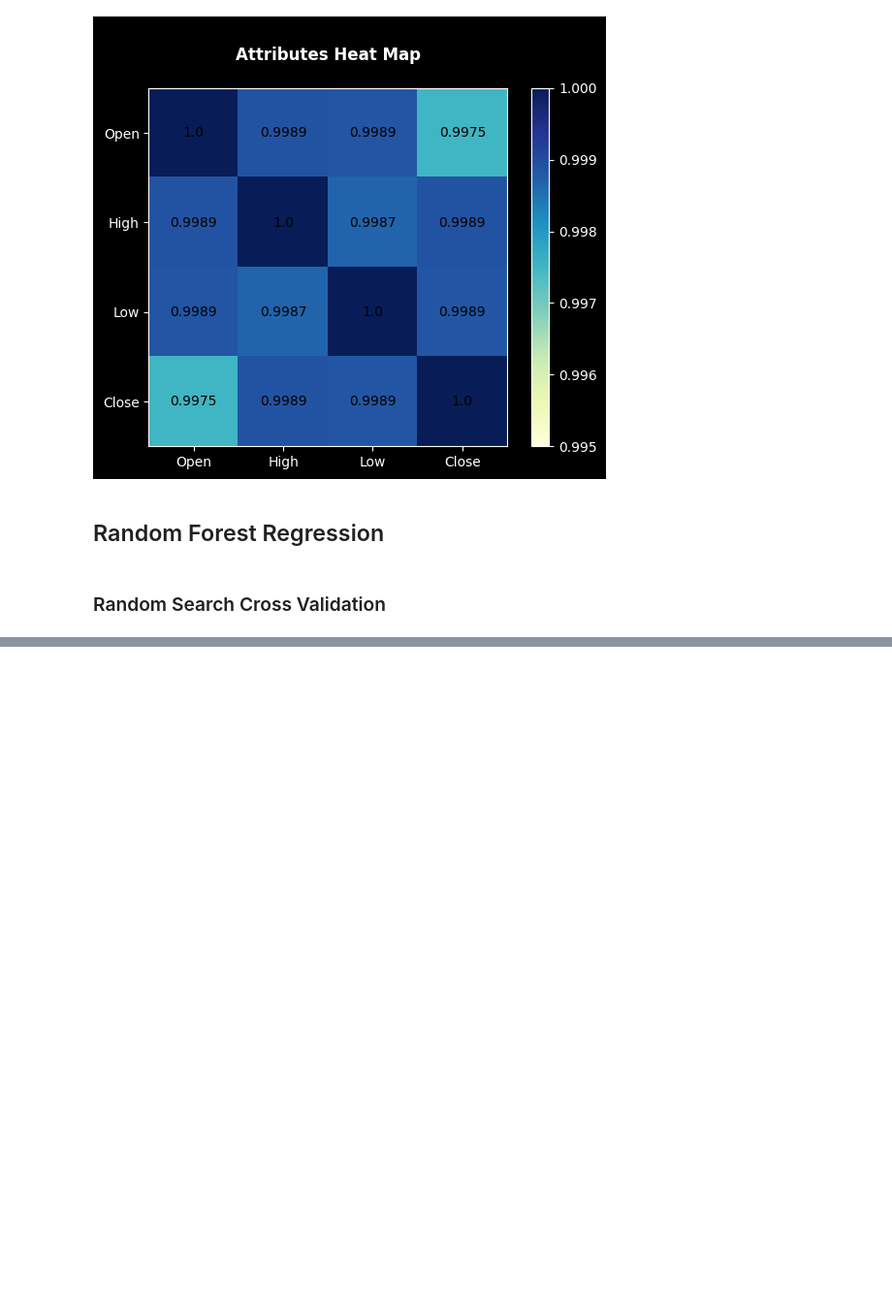
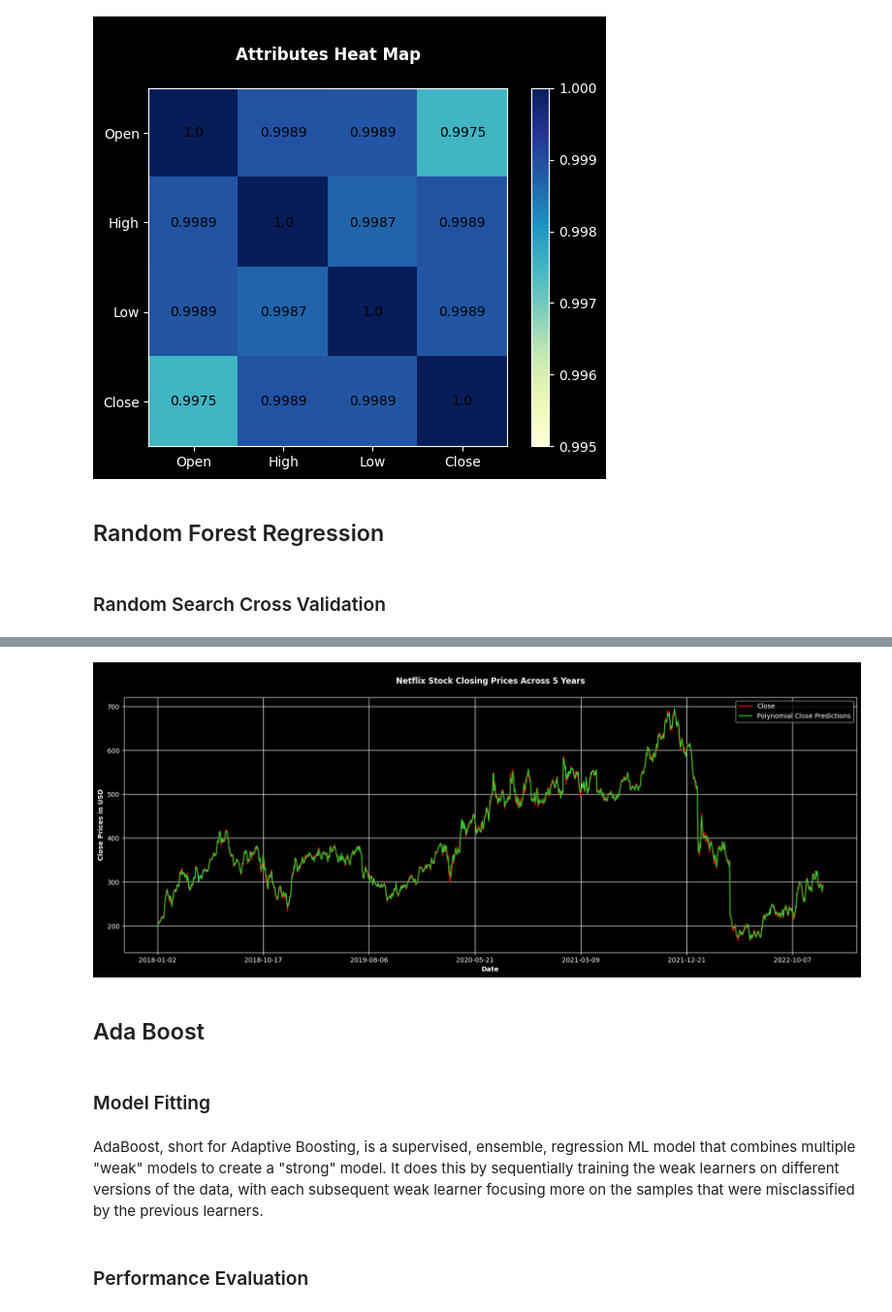
Before and after one commit to Momad-Y/NFLX-Stock-Price-Prediction, a Jupyter notebook: Netflix Stock Price Prediction.ipynb, the cells around one changed output, grey strips where cells are left out. Shown: that part at 97% size. Cells and saved outputs as stored; diff of their text form; code cells hidden in the pictures; blank space fills up the shorter version.

```diff
--- a/Netflix Stock Price Prediction.ipynb
+++ b/Netflix Stock Price Prediction.ipynb
@@ -311,0 +442,12 @@ Worst MSE        Worst Parameters
+# %%
+# Initializing the polynomial regression model with the best degree
+elastic_net_best = ElasticNet(alpha=1.0, l1_ratio=0.5)
+poly_best = PolynomialFeatures(degree=best_degree)
+
+# Fitting the final model
+X_train_poly_best = poly_best.fit_transform(X_train)
+elastic_net_best.fit(X_train_poly_best, y_train)
+
+# Predicting the testing values
+X_test_poly_best = poly_best.transform(X_test)
+y_poly_predict = elastic_net_best.predict(X_test_poly_best)
@@ -311,0 +484,6 @@ Worst MSE        Worst Parameters
+# %%
+# Adding the polynomial regression close prediction column to the original dataframe
+NFLX_df["Polynomial Close Predictions"] = elastic_net_best.predict(
+    poly_best.transform(NFLX_df[["Open", "High", "Low"]])
+)
+NFLX_df.sample(10)
@@ -311,0 +503,21 @@ Worst MSE        Worst Parameters
+# %%
+# Plotting the predictions and the datasets closing prices against the index (Date)
+NFLX_df["Close"].plot(color="red", figsize=(20, 7))
+NFLX_df["Polynomial Close Predictions"].plot(color="limegreen")
+
+plt.xlabel("Date", weight="bold")
+plt.ylabel("Close Prices in USD", weight="bold")
+plt.title("\nNetflix Stock Closing Prices Across 5 Years\n", weight="bold")
+plt.legend()
+plt.grid()
+plt.show()
+# %% [output]
+[figure, added]
+# %% [markdown]
+## Ada Boost<a id='m3'></a>
+# %% [markdown]
+### Model Fitting
+# %% [markdown]
+AdaBoost, short for Adaptive Boosting, is a supervised, ensemble, regression ML model that combines multiple "weak" models to create a "strong" model.
+</br> It does this by sequentially training the weak learners on different versions of the data, with each subsequent weak learner focusing more on
+</br> the samples that were misclassified by the previous learners.
@@ -311,0 +535,2 @@ Worst MSE        Worst Parameters
+# %% [markdown]
+### Performance Evaluation
```
Also changed, not shown: parts of 58 cells of this notebook.
